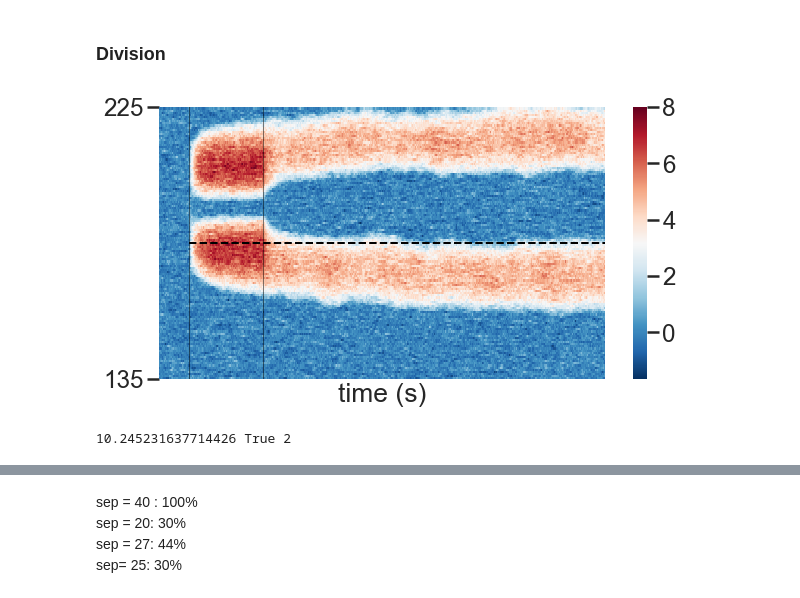
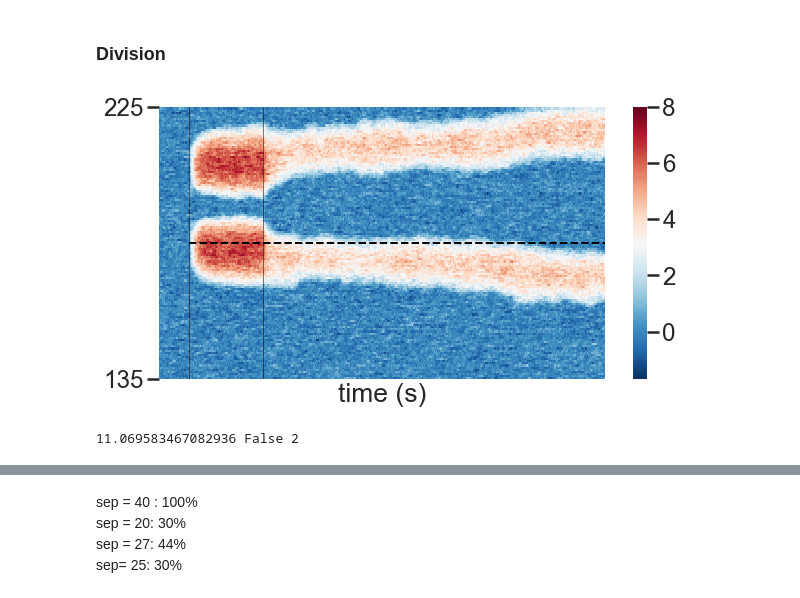
Before and after one commit to davidbestue/bump_att_misd, a Jupyter notebook: analysis_misd.ipynb, the cells around one changed output, grey strips where cells are left out. Saved outputs shown, nothing was run; the diff lists cells and outputs as text; code cells hidden in the pictures.

```diff
--- a/analysis_misd.ipynb
+++ b/analysis_misd.ipynb
@@ -86,16 +86,16 @@ I0E = -0.20: detected 88%
 ### Division
 # %%
 an = model(totalTime=1500, targ_onset=100, angle_target_i=180, presentation_period=250, angle_separation=25, tauE=9, tauI=4,
-           n_stims=2, I0E=0.1, I0I=0.5, GEE=0.025, GEI=0.019, GIE=0.01 , GII=0.1, sigE=1.1, sigI=1.9, kappa_E=300, kappa_I=30,
+           n_stims=2, I0E=0.1, I0I=0.5, GEE=0.024, GEI=0.019, GIE=0.01 , GII=0.1, sigE=1.1, sigI=1.9, kappa_E=300, kappa_I=30,
            kappa_stim=75, N=512, plot_connectivity=False, plot_rate=False, plot_hm=True , plot_fit=False)
 
 abs_180_bias = an[0] ## 180-decode_rE(RE) measured that way
 active = an[2]
 n_bumps=an[8]
 print(abs_180_bias, active, n_bumps)
 # %% [output]
-[figure, old version]
+[figure, new version]
-10.245231637714426 True 2
+11.069583467082936 False 2
 # %%
 results = Parallel(n_jobs = numcores)(delayed(model)(totalTime=1500, targ_onset=100, angle_target_i=180,
                                                      presentation_period=250, angle_separation=25, tauE=9, tauI=4,
```
Also changed, not shown: parts of 4 cells of this notebook.
